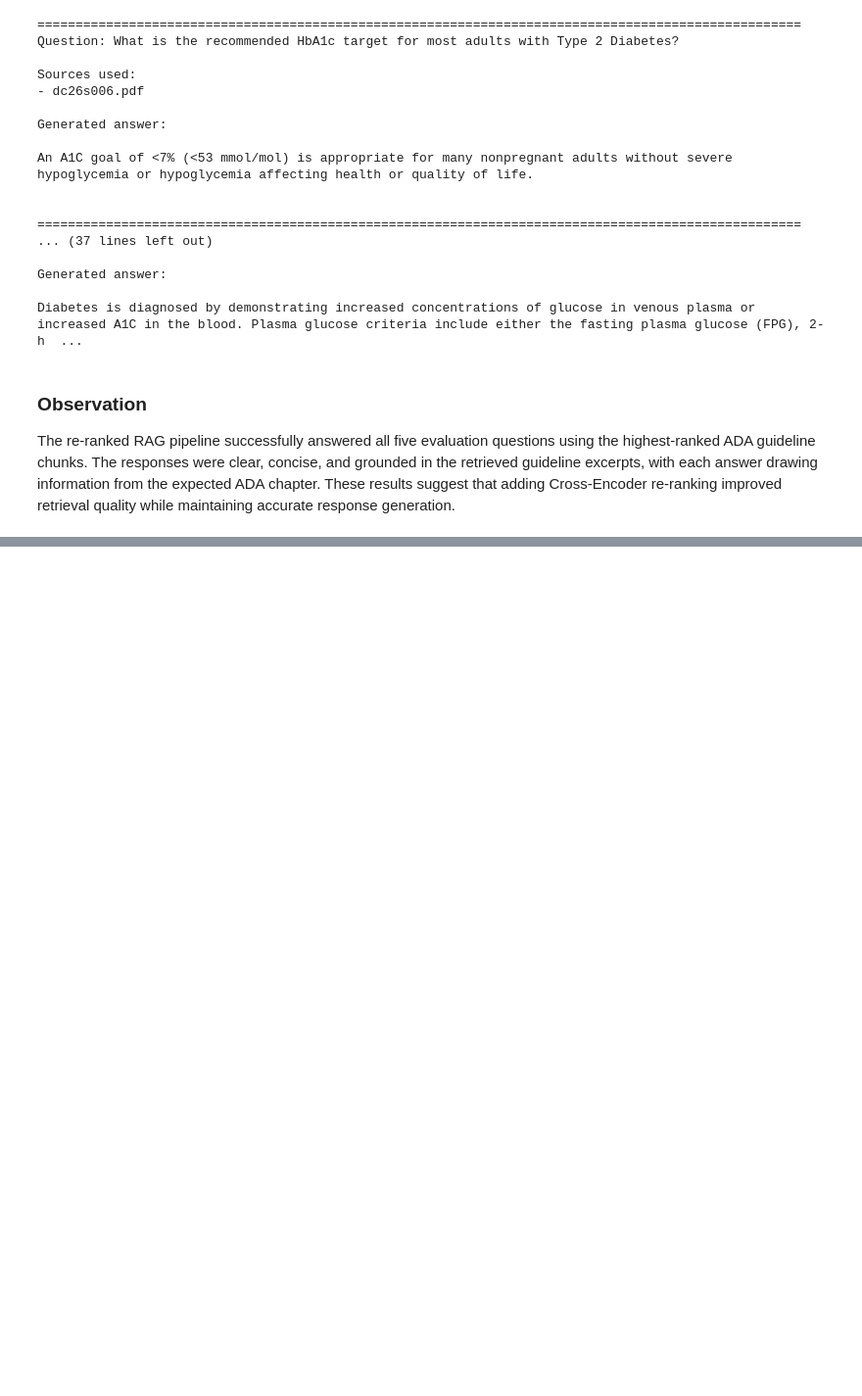
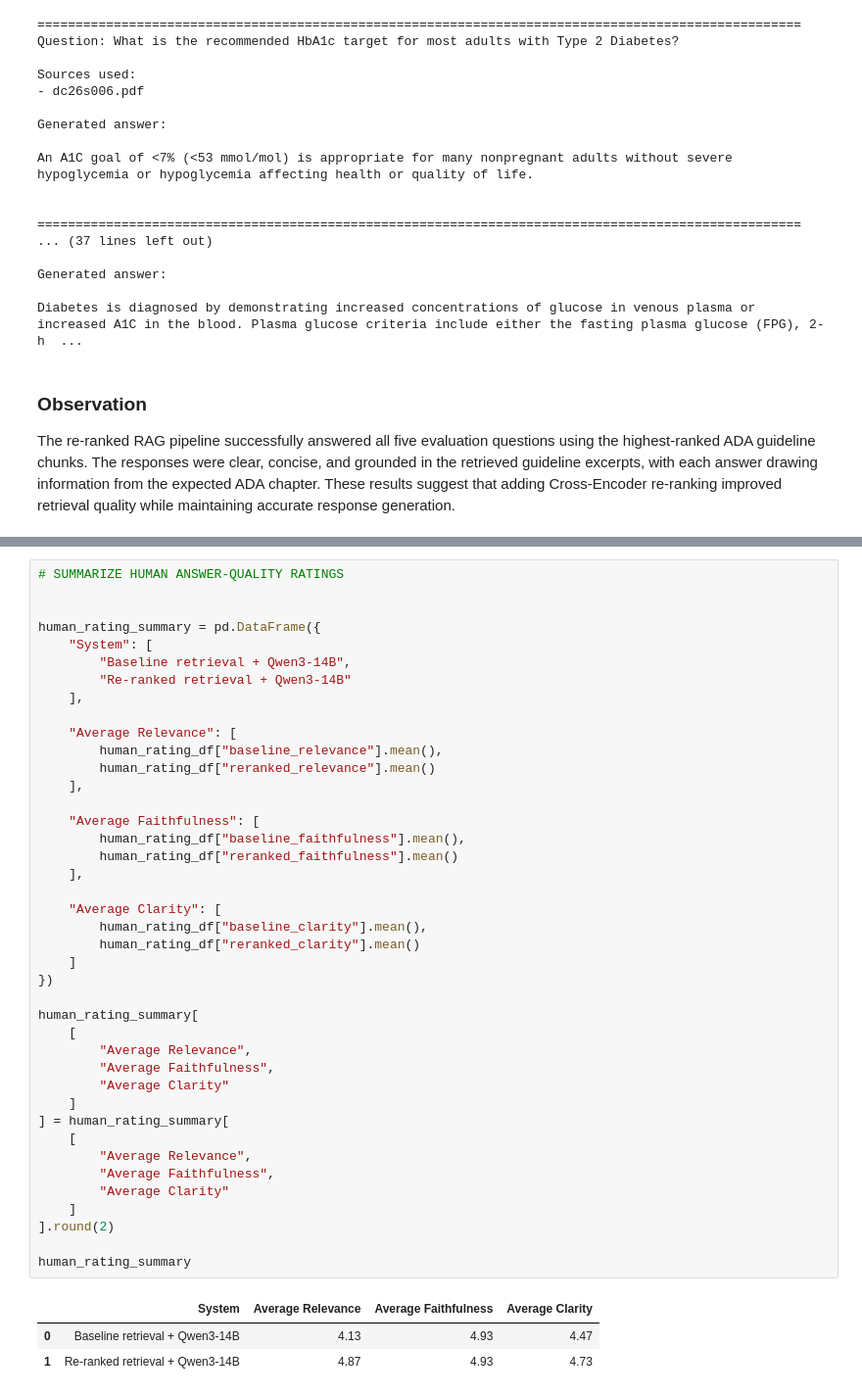
Before and after one commit to akwasianing/clinical-decision-support-rag-diabetes, a Jupyter notebook: notebooks/clinical_decision_support_rag.ipynb, the cells around one changed output, grey strips where cells are left out. Shown at 98% size. Drawn from its saved outputs; the diff is of its cells as text; blank space fills up the shorter version.

```diff
--- a/notebooks/clinical_decision_support_rag.ipynb
+++ b/notebooks/clinical_decision_support_rag.ipynb
@@ -1994,0 +3133,45 @@ The re-ranked RAG pipeline successfully answered all five evaluation questions u
+# %%
+# SUMMARIZE HUMAN ANSWER-QUALITY RATINGS
+
+
+human_rating_summary = pd.DataFrame({
+    "System": [
+        "Baseline retrieval + Qwen3-14B",
+        "Re-ranked retrieval + Qwen3-14B"
+    ],
+
+    "Average Relevance": [
+        human_rating_df["baseline_relevance"].mean(),
+        human_rating_df["reranked_relevance"].mean()
+    ],
+
+    "Average Faithfulness": [
+        human_rating_df["baseline_faithfulness"].mean(),
+        human_rating_df["reranked_faithfulness"].mean()
+    ],
+
+    "Average Clarity": [
+        human_rating_df["baseline_clarity"].mean(),
+        human_rating_df["reranked_clarity"].mean()
+    ]
+})
+
+human_rating_summary[
+    [
+        "Average Relevance",
+        "Average Faithfulness",
+        "Average Clarity"
+    ]
+] = human_rating_summary[
+    [
+        "Average Relevance",
+        "Average Faithfulness",
+        "Average Clarity"
+    ]
+].round(2)
+
+human_rating_summary
+# %% [output]
+|  | System | Average Relevance | Average Faithfulness | Average Clarity |
+| 0 | Baseline retrieval + Qwen3-14B | 4.13 | 4.93 | 4.47 |
+| 1 | Re-ranked retrieval + Qwen3-14B | 4.87 | 4.93 | 4.73 |
```
Also changed, not shown: parts of 33 cells of this notebook.
